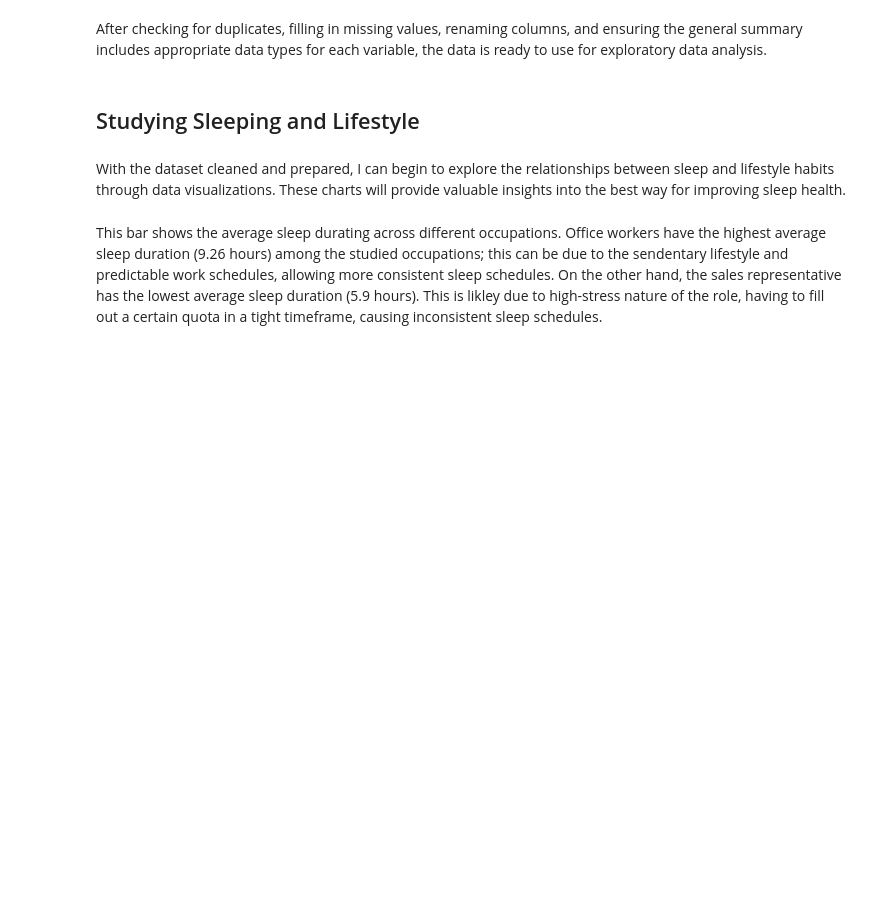
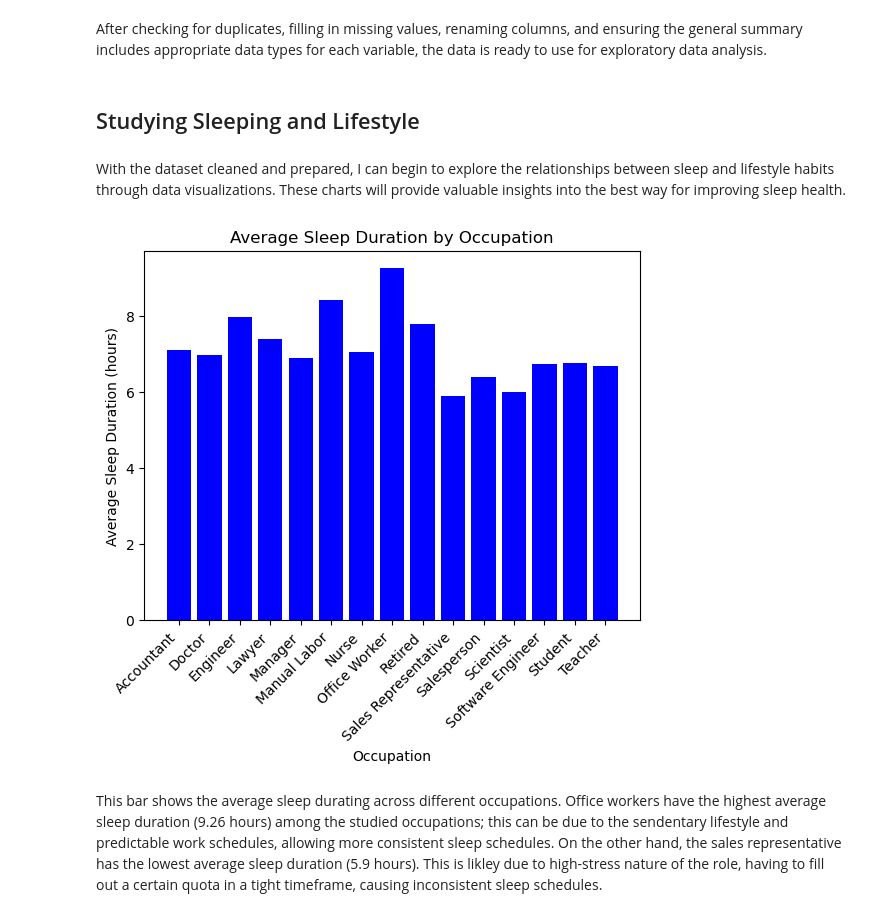
Before and after one commit to ycsara/SleepCycle, a Jupyter notebook: EDA.ipynb, the cells around one changed output. Saved outputs shown, nothing was run; the diff lists cells and outputs as text; code cells hidden in the pictures; blank space fills up the shorter version.

```diff
--- a/EDA.ipynb
+++ b/EDA.ipynb
@@ -106,8 +111,12 @@ After checking for duplicates, filling in missing values, renaming columns, and
 With the dataset cleaned and prepared, I can begin to explore the relationships between sleep and lifestyle habits through data visualizations. These charts will provide valuable insights into the best way for improving sleep health.
 # %%
 sleep_occ = sh.groupby('Occupation')['Sleep Duration'].mean().reset_index()
-fig1 = px.bar(sleep_occ, x='Occupation', y='Sleep Duration', color_continuous_scale='redor',
-              title='Average Sleep Duration by Occupation by Gender')
-fig1.show()
+plt.bar(sleep_occ['Occupation'], sleep_occ['Sleep Duration'], color='blue')
+plt.xlabel('Occupation')
+plt.ylabel('Average Sleep Duration (hours)')
+plt.title('Average Sleep Duration by Occupation')
+plt.xticks(rotation=45, ha='right');
+# %% [output]
+[figure, added]
 # %% [markdown]
 This bar shows the average sleep durating across different occupations. Office workers have the highest average sleep duration (9.26 hours) among the studied occupations; this can be due to the sendentary lifestyle and predictable work schedules, allowing more consistent sleep schedules. On the other hand, the sales representative has the lowest average sleep duration (5.9 hours). This is likley due to high-stress nature of the role, having to fill out a certain quota in a tight timeframe, causing inconsistent sleep schedules.
```
Also changed, not shown: parts of 6 cells of this notebook.
